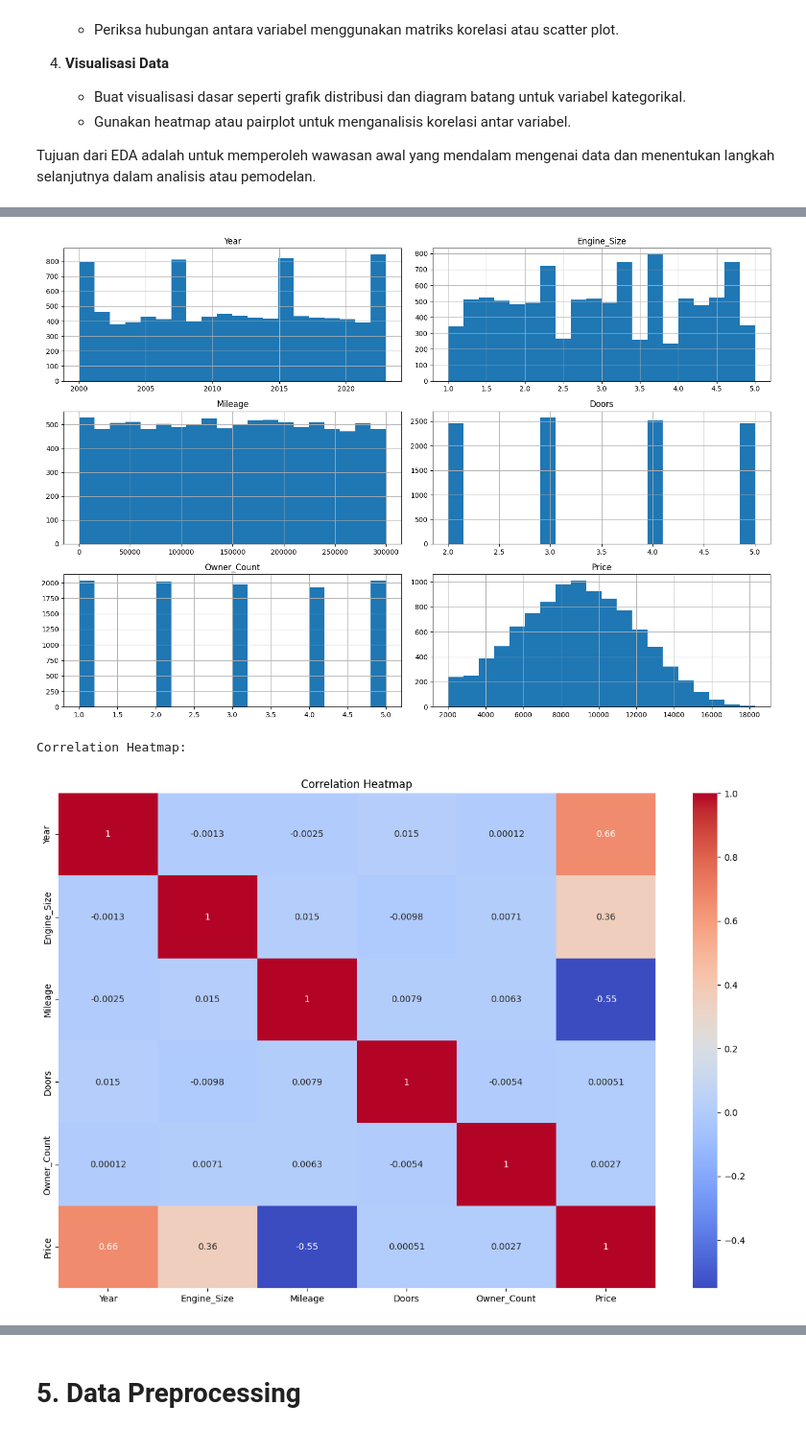
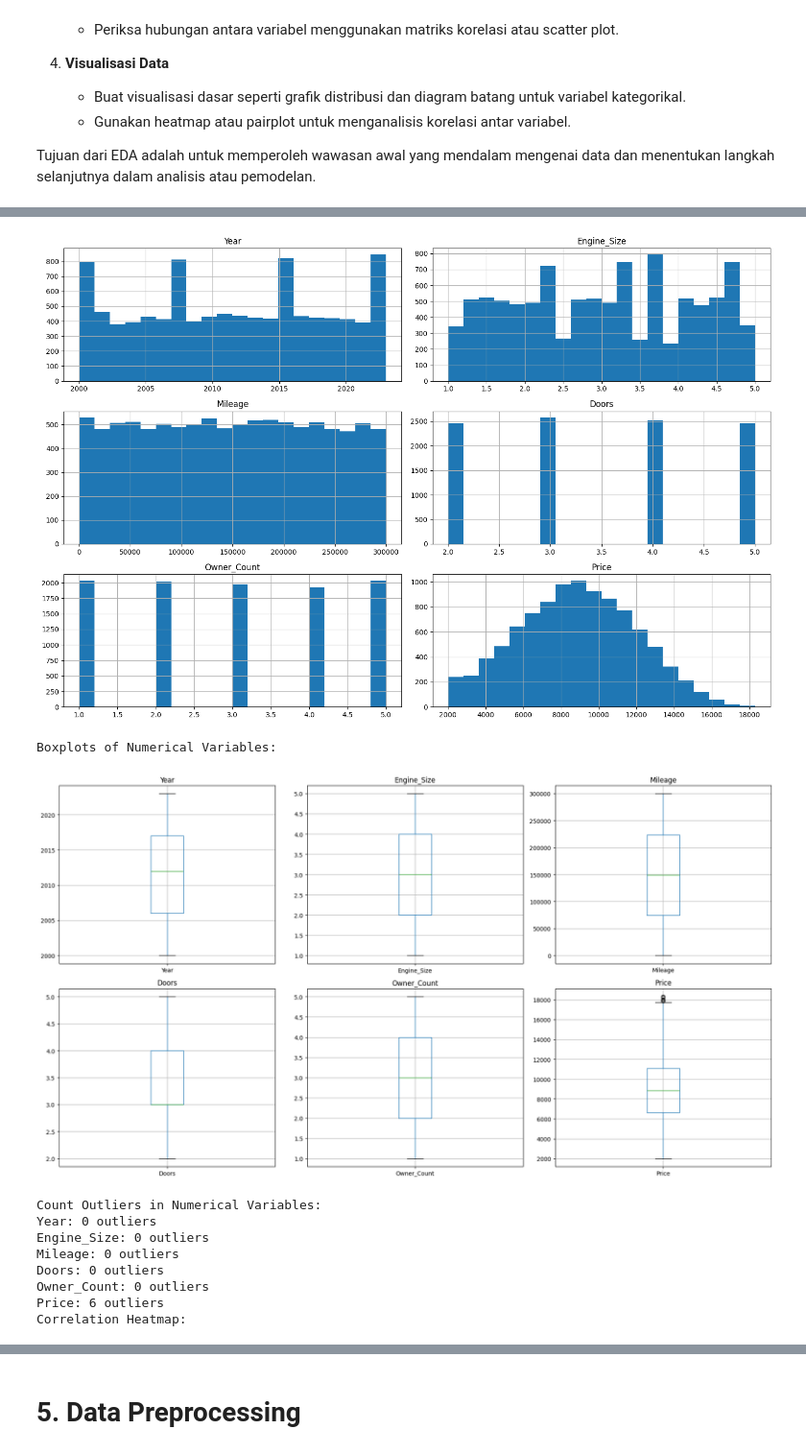
Before and after one commit to lutfialvarop/ML-Predicted-Car, a Jupyter notebook: Regression.ipynb, the cells around one changed output, grey strips where cells are left out. Shown: that part at 96% size. Cells and saved outputs as stored; diff of their text form; code cells hidden in the pictures.

```diff
--- a/Regression.ipynb
+++ b/Regression.ipynb
@@ -67,32 +67,70 @@ print(null_counts[null_counts > 0])
 print("Distribution of Numerical Variables:")
 numerical_columns = df.select_dtypes(include=['float64', 'int64']).columns
 df[numerical_columns].hist(figsize=(15, 10), bins=20)
 plt.tight_layout()
 plt.show()
 
+print("Boxplots of Numerical Variables:")
+n_cols = 3
+n_rows = -(-len(numerical_columns) // n_cols)  # Ceiling division
+
+# Create subplots
+fig, axes = plt.subplots(n_rows, n_cols, figsize=(18, 5 * n_rows))
+axes = axes.flatten()
+
+# Plot individual boxplots
+for i, col in enumerate(numerical_columns):
+    df.boxplot(column=col, ax=axes[i])
+    axes[i].set_title(col)
+
+# Remove any empty subplots
+for j in range(i + 1, len(axes)):
+    fig.delaxes(axes[j])
+
+plt.tight_layout()
+plt.show()
+
+print("Count Outliers in Numerical Variables:")
+for col in numerical_columns:
+    q1 = df[col].quantile(0.25)
+    q3 = df[col].quantile(0.75)
+    iqr = q3 - q1
+    lower_bound = q1 - 1.5 * iqr
+    upper_bound = q3 + 1.5 * iqr
+    outliers_count = ((df[col] < lower_bound) | (df[col] > upper_bound)).sum()
+    print(f"{col}: {outliers_count} outliers")
+
 print("Correlation Heatmap:")
 plt.figure(figsize=(15, 10))
 sns.heatmap(df[numerical_columns].corr(), annot=True, cmap='coolwarm')
 plt.title("Correlation Heatmap")
 plt.show()
 # %% [output]
 Data Types and Non-Null Counts:
 <class 'pandas.core.frame.DataFrame'>
 RangeIndex: 10000 entries, 0 to 9999
 Data columns (total 10 columns):
  #   Column        Non-Null Count  Dtype
 ---  ------        --------------  -----
  0   Brand         10000 non-null  object
  1   Model         10000 non-null  object
  2   Year          10000 non-null  int64
  3   Engine_Size   10000 non-null  float64
  4   Fuel_Type     10000 non-null  object
  5   Transmission  10000 non-null  object
 ... (22 lines left out)
 Price         11086.5   18301.0
 Null Values:
 Series([], dtype: int64)
 Distribution of Numerical Variables:
 [figure]
-Correlation Heatmap:
+Boxplots of Numerical Variables:
-[figure, old version]
+[figure, new version]
+Count Outliers in Numerical Variables:
+Year: 0 outliers
+Engine_Size: 0 outliers
+Mileage: 0 outliers
+Doors: 0 outliers
+Owner_Count: 0 outliers
+Price: 6 outliers
+Correlation Heatmap:
```
Also changed, not shown: parts of 2 cells of this notebook, 1 other file.
